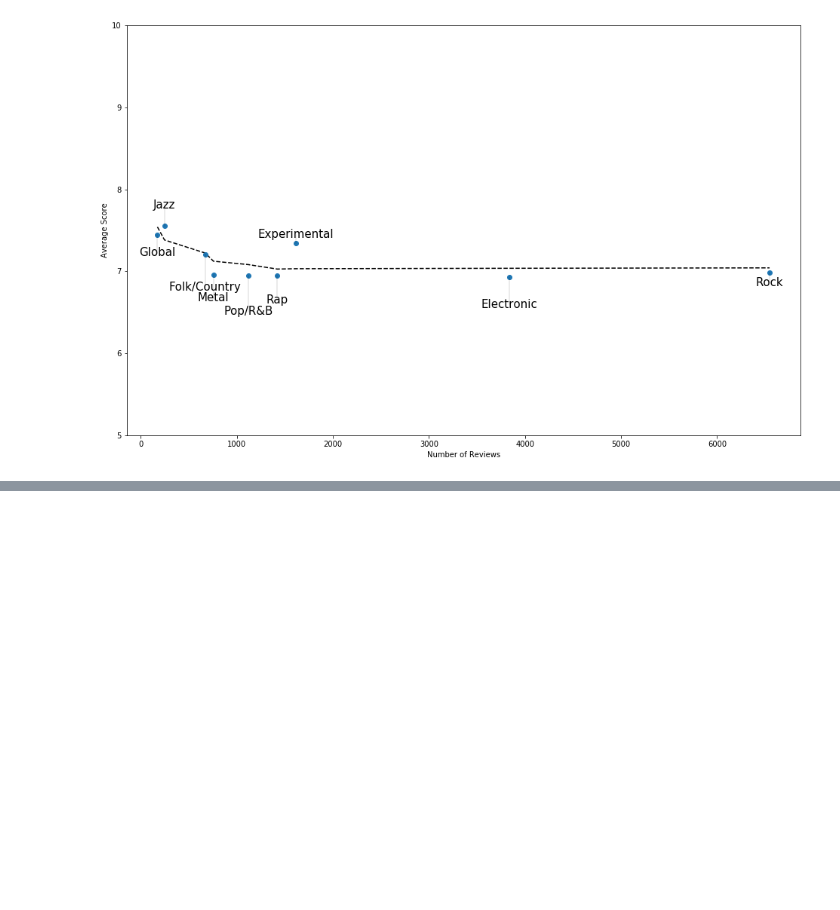
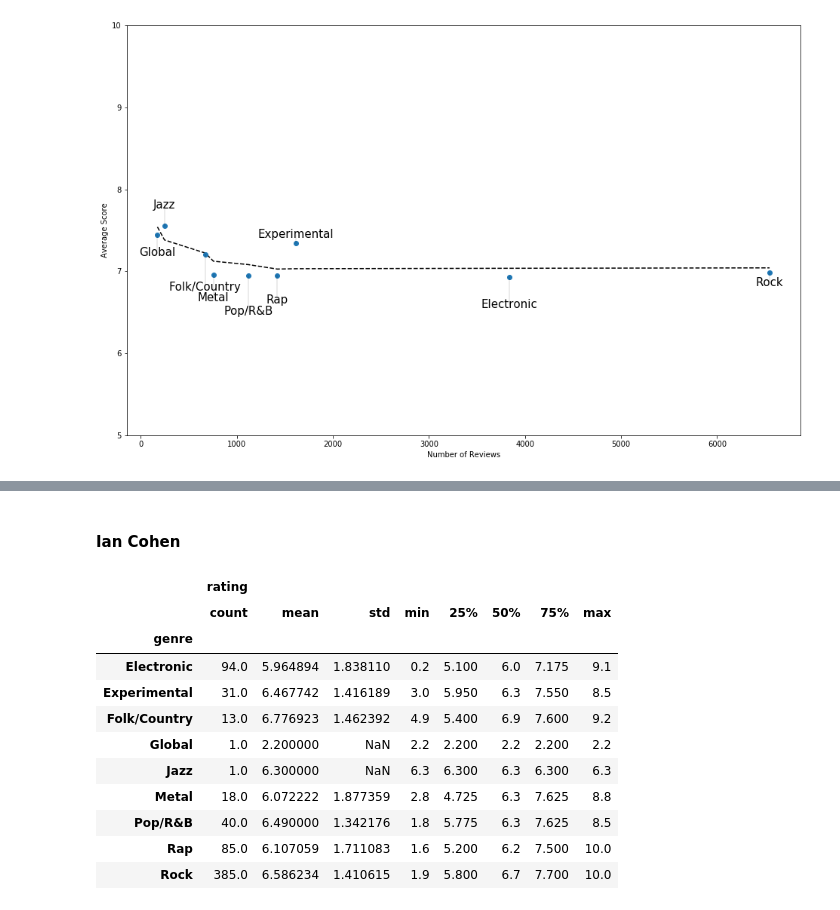
Before and after one commit to cfabian/pitchviews, a Jupyter notebook: numerical_analyses/score-exploration.ipynb, the cells around one changed output, grey strips where cells are left out. Saved outputs shown, nothing was run; the diff lists cells and outputs as text; code cells hidden in the pictures; blank space fills up the shorter version.

```diff
--- a/numerical_analyses/score-exploration.ipynb
+++ b/numerical_analyses/score-exploration.ipynb
@@ -225,0 +292,18 @@ plt.show()
+# %% [markdown]
+#### Ian Cohen
+# %%
+ian  = datatable.loc[datatable['authorName'] ==  'Ian Cohen']
+ian.groupby('genre').describe()
+# %% [output]
+|  | rating |  |  |  |  |  |  |  |
+|  | count | mean | std | min | 25% | 50% | 75% | max |
+| genre |  |  |  |  |  |  |  |  |
+| Electronic | 94.0 | 5.964894 | 1.838110 | 0.2 | 5.100 | 6.0 | 7.175 | 9.1 |
+| Experimental | 31.0 | 6.467742 | 1.416189 | 3.0 | 5.950 | 6.3 | 7.550 | 8.5 |
+| Folk/Country | 13.0 | 6.776923 | 1.462392 | 4.9 | 5.400 | 6.9 | 7.600 | 9.2 |
+| Global | 1.0 | 2.200000 | NaN | 2.2 | 2.200 | 2.2 | 2.200 | 2.2 |
+| Jazz | 1.0 | 6.300000 | NaN | 6.3 | 6.300 | 6.3 | 6.300 | 6.3 |
+| Metal | 18.0 | 6.072222 | 1.877359 | 2.8 | 4.725 | 6.3 | 7.625 | 8.8 |
+| Pop/R&B | 40.0 | 6.490000 | 1.342176 | 1.8 | 5.775 | 6.3 | 7.625 | 8.5 |
+| Rap | 85.0 | 6.107059 | 1.711083 | 1.6 | 5.200 | 6.2 | 7.500 | 10.0 |
+| Rock | 385.0 | 6.586234 | 1.410615 | 1.9 | 5.800 | 6.7 | 7.700 | 10.0 |
```
Also changed, not shown: parts of 13 cells of this notebook.
